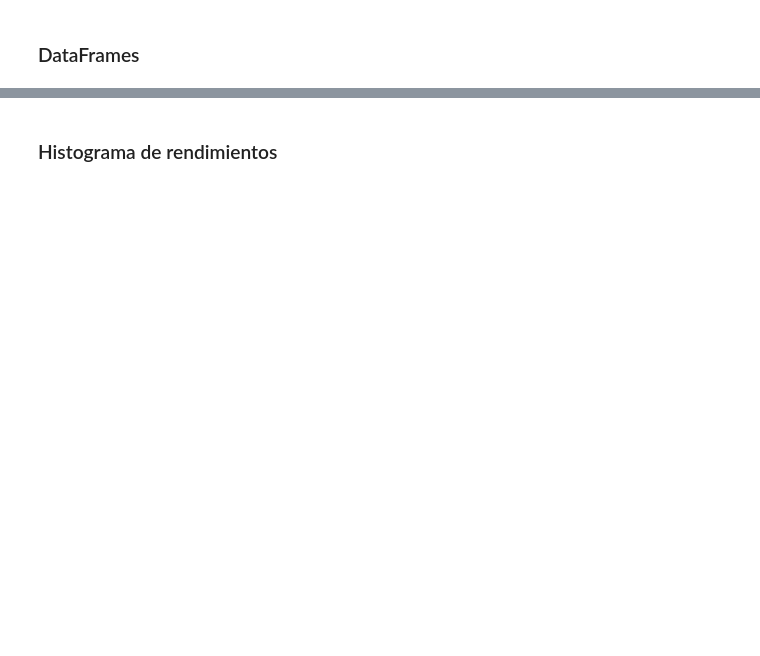
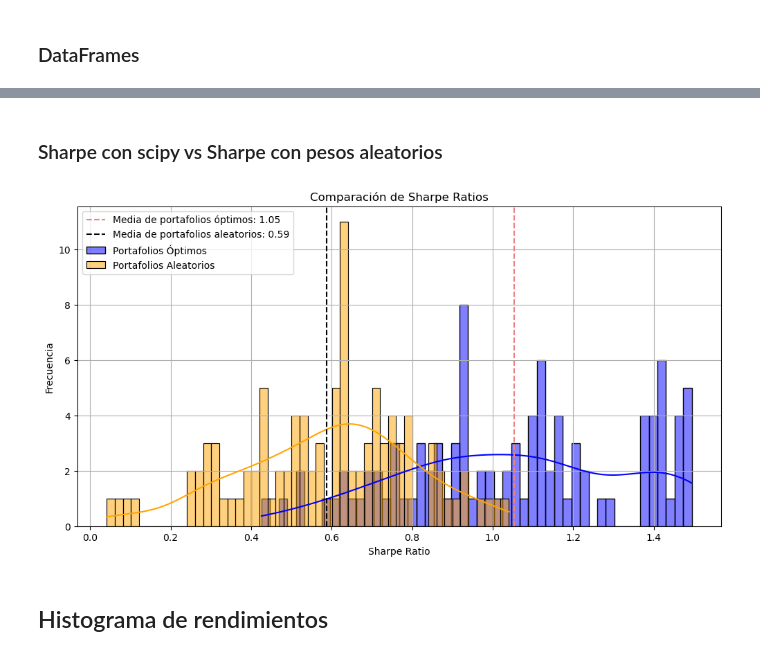
Before and after one commit to LuisMB09/metodos_optimizacion, a Jupyter notebook: aplicación_examen.ipynb, the cells around one changed output, grey strips where cells are left out. Cells and saved outputs as stored; diff of their text form; code cells hidden in the pictures; blank space fills up the shorter version.

Commit message:
scipy simulation

```diff
--- a/aplicación_examen.ipynb
+++ b/aplicación_examen.ipynb
@@ -381,4 +461,11 @@ metricas_df_short = pd.DataFrame({
     'volatilidad': volatilidades_short,
     'sharpe': sharpe_ratios_short
 })
+# %%
+# Pesos con scipy
+metricas_df_scipy = pd.DataFrame({
+    'rendimiento': retornos_sci,
+    'volatilidad': volatilidades_sci,
+    'sharpe': sharpe_ratios_sci
+})
 # %% [markdown]
@@ -452,5 +543,40 @@ plt.show()
+# %% [markdown]
+### Sharpe con scipy vs Sharpe con pesos aleatorios
+# %%
+plt.figure(figsize=(12, 6))
+
+sns.histplot(
+    data=metricas_df_scipy['sharpe'],
+    bins=50,
+    kde=True,  # Añade la curva de densidad
+    color='blue',
+    label='Portafolios Óptimos'
+)
+
+sns.histplot(
+    data=metricas_df['sharpe'],
+    bins=50,
+    kde=True,  # Añade la curva de densidad
+    color='orange',
+    label='Portafolios Aleatorios'
+)
+
+sci_mean = metricas_df_scipy['sharpe'].mean()
+random_mean = metricas_df['sharpe'].mean()
+
+plt.axvline(sci_mean, color='lightcoral', linestyle='--', label=f'Media de portafolios óptimos: {sci_mean:.2f}')
+plt.axvline(random_mean, color='black', linestyle='--', label=f'Media de portafolios aleatorios: {random_mean:.2f}')
+
+plt.legend()
+plt.title('Comparación de Sharpe Ratios')
+plt.xlabel('Sharpe Ratio')
+plt.ylabel('Frecuencia')
+plt.grid()
+plt.show()
+# %% [output]
+[figure, added]
 # %% [markdown]
-### Histograma de rendimientos
+## Histograma de rendimientos
 # %%
 metricas_optimas_df_filter = metricas_optimas_df.query('rendimiento > -0.5 and rendimiento < 2 and volatilidad < 1.5')
 metricas_df_filter = metricas_df.query('rendimiento > -0.5 and rendimiento < 2')
```
Also changed, not shown: parts of 19 cells of this notebook.
